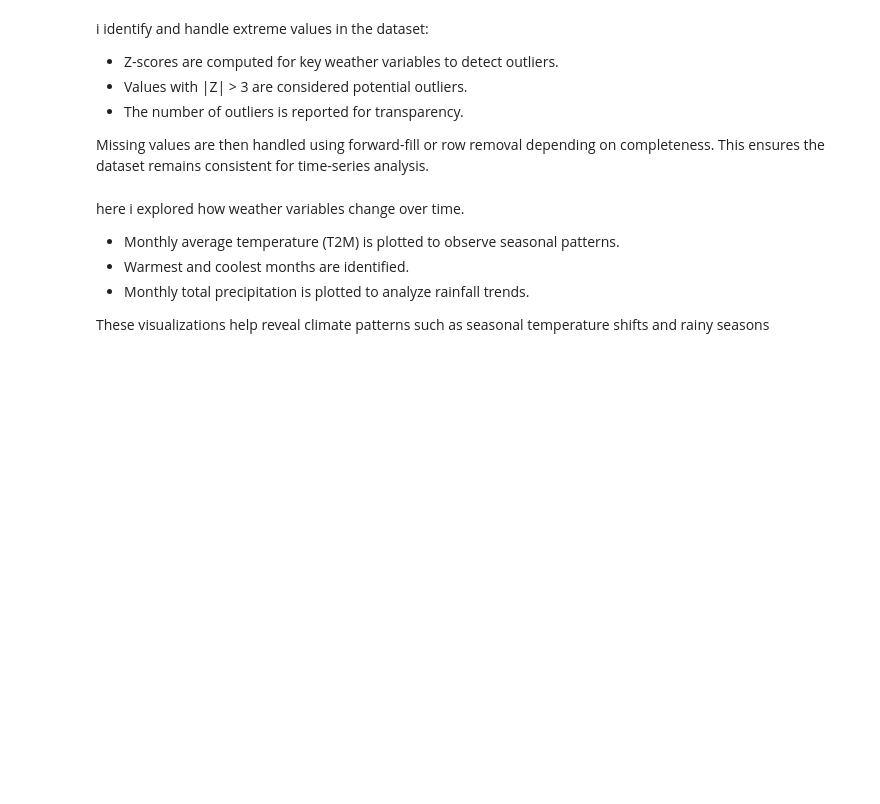
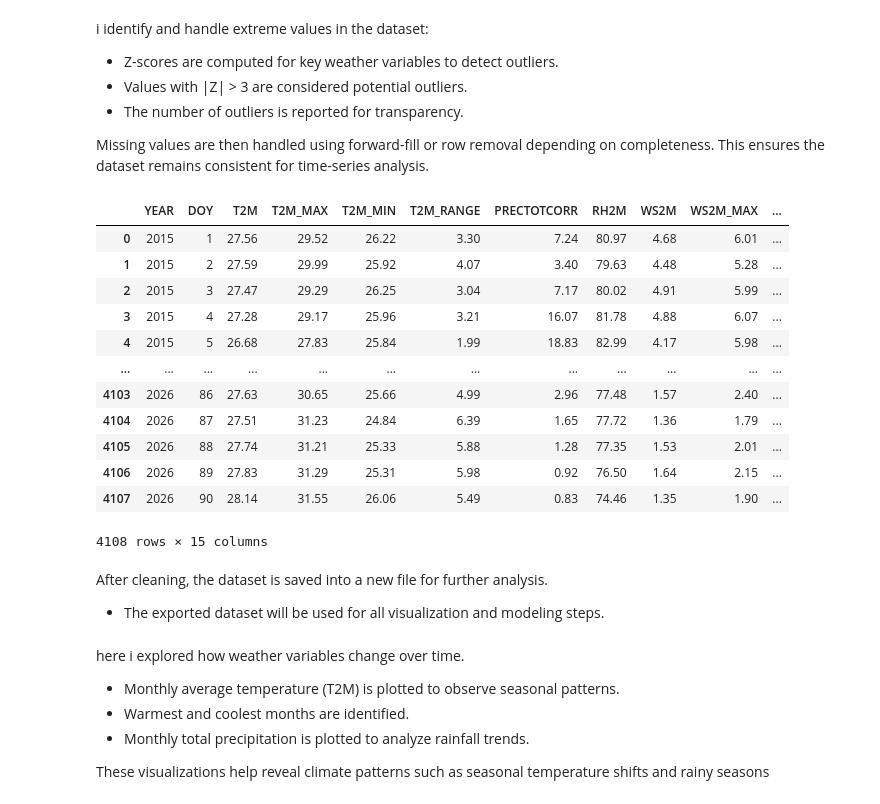
Before and after one commit to Raeyeyoh/climate-challenge-week0, a Jupyter notebook: notebooks/tanzania-eda.ipynb, the cells around one changed output. Drawn from its saved outputs; the diff is of its cells as text; code cells hidden in the pictures; blank space fills up the shorter version.

```diff
--- a/notebooks/tanzania-eda.ipynb
+++ b/notebooks/tanzania-eda.ipynb
@@ -4,9 +4,9 @@ i start by loading the dataset and creating useful time-based features like Mont
 import pandas as pd
 import numpy as np
 
-df = pd.read_csv("tanania.csv")
+df = pd.read_csv("../data/tanzania.csv")
 
-df["Country"] = "Tazania"
+df["Country"] = "Tanzania"
 
 df["DATE"] = pd.to_datetime(df["YEAR"] * 1000 + df["DOY"], format="%Y%j")
 df["Month"] = df["DATE"].dt.month
@@ -37,6 +37,20 @@ Missing values are then handled using forward-fill or row removal depending on c
 # %%
 from scipy.stats import zscore
 cols = ["T2M","T2M_MAX","T2M_MIN","PRECTOTCORR","RH2M","WS2M","WS2M_MAX"]
 z_scores = np.abs(zscore(df[cols], nan_policy='omit'))
 outliers = (z_scores > 3).sum()
-df.fillna(method='ffill', inplace=True)
+df.ffill(inplace=True)
+# %% [output]
+|  | YEAR | DOY | T2M | T2M_MAX | T2M_MIN | T2M_RANGE | PRECTOTCORR | RH2M | WS2M | WS2M_MAX | ... |
+| 0 | 2015 | 1 | 27.56 | 29.52 | 26.22 | 3.30 | 7.24 | 80.97 | 4.68 | 6.01 | ... |
+| 1 | 2015 | 2 | 27.59 | 29.99 | 25.92 | 4.07 | 3.40 | 79.63 | 4.48 | 5.28 | ... |
+| 2 | 2015 | 3 | 27.47 | 29.29 | 26.25 | 3.04 | 7.17 | 80.02 | 4.91 | 5.99 | ... |
+| 3 | 2015 | 4 | 27.28 | 29.17 | 25.96 | 3.21 | 16.07 | 81.78 | 4.88 | 6.07 | ... |
+| 4 | 2015 | 5 | 26.68 | 27.83 | 25.84 | 1.99 | 18.83 | 82.99 | 4.17 | 5.98 | ... |
+| ... | ... | ... | ... | ... | ... | ... | ... | ... | ... | ... | ... |
+| 4103 | 2026 | 86 | 27.63 | 30.65 | 25.66 | 4.99 | 2.96 | 77.48 | 1.57 | 2.40 | ... |
+| 4104 | 2026 | 87 | 27.51 | 31.23 | 24.84 | 6.39 | 1.65 | 77.72 | 1.36 | 1.79 | ... |
+| 4105 | 2026 | 88 | 27.74 | 31.21 | 25.33 | 5.88 | 1.28 | 77.35 | 1.53 | 2.01 | ... |
+| 4106 | 2026 | 89 | 27.83 | 31.29 | 25.31 | 5.98 | 0.92 | 76.50 | 1.64 | 2.15 | ... |
+| 4107 | 2026 | 90 | 28.14 | 31.55 | 26.06 | 5.49 | 0.83 | 74.46 | 1.35 | 1.90 | ... |
+4108 rows × 15 columns
@@ -47 +57,5 @@ After cleaning, the dataset is saved into a new file for further analysis.
+# %% [markdown]
+After cleaning, the dataset is saved into a new file for further analysis.
+
+- The exported dataset will be used for all visualization and modeling steps.
 # %%
```
Also changed, not shown: parts of 5 cells of this notebook.
